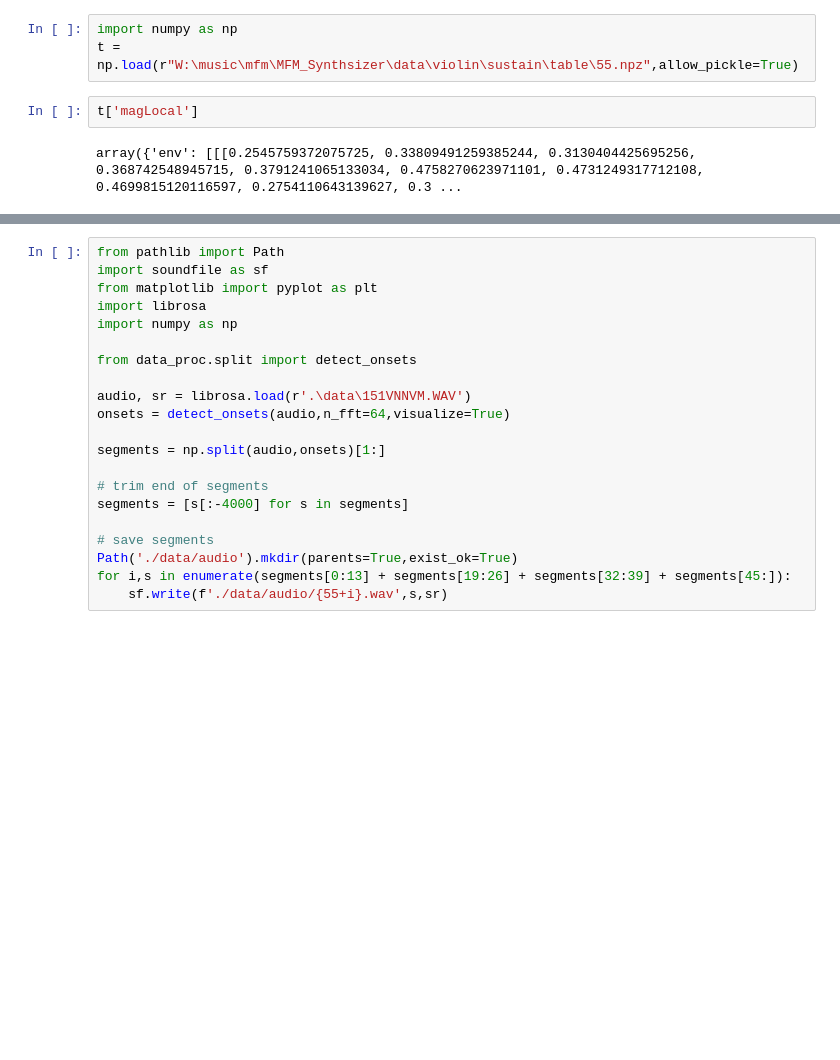
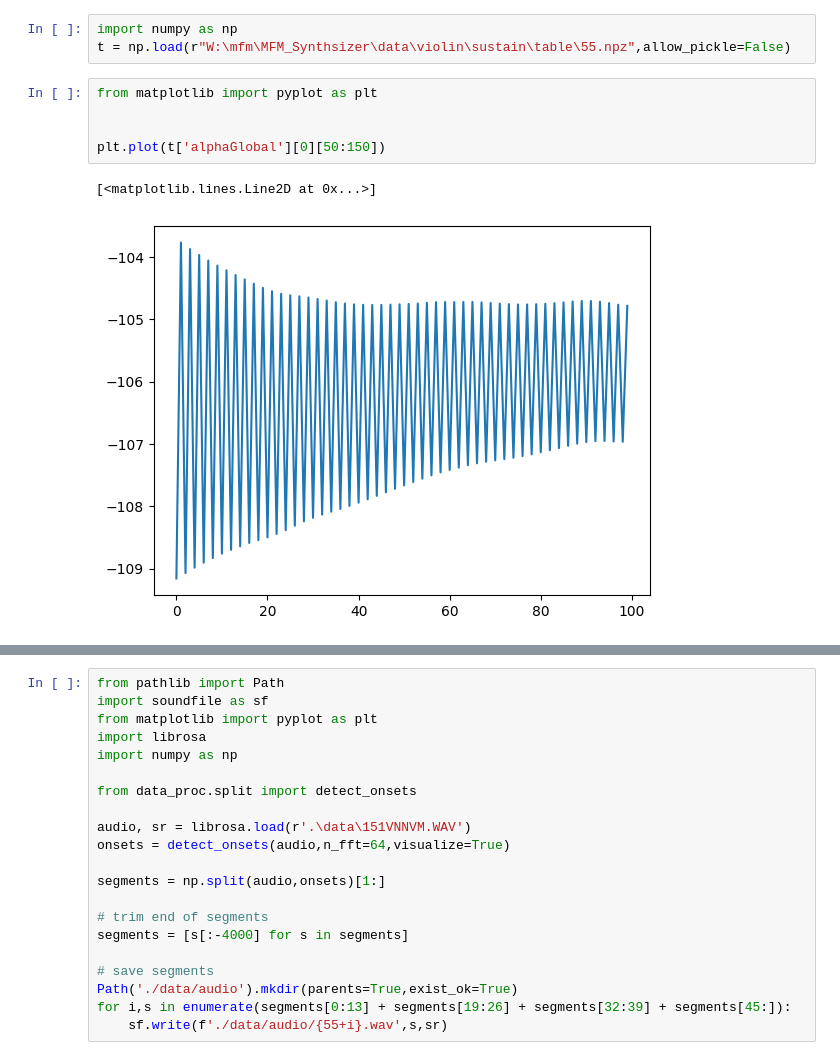
Before and after one commit to eri24816/MFM_Synthesizer, a Jupyter notebook: test.ipynb, the cells around one changed output, grey strips where cells are left out. Drawn from its saved outputs; the diff is of its cells as text; blank space fills up the shorter version.

Commit message:
change table format to fit c++ end

```diff
--- a/test.ipynb
+++ b/test.ipynb
@@ -1,7 +1,11 @@
 # %%
 import numpy as np
-t = np.load(r"W:\music\mfm\MFM_Synthsizer\data\violin\sustain\table\55.npz",allow_pickle=True)
+t = np.load(r"W:\mfm\MFM_Synthsizer\data\violin\sustain\table\55.npz",allow_pickle=False)
-# %%
-t['magLocal']
-# %% [output]
-array({'env': [[[0.2545759372075725, 0.33809491259385244, 0.3130404425695256, 0.368742548945715, 0.3791241065133034, 0.4758270623971101, 0.4731249317712108, 0.4699815120116597, 0.2754110643139627, 0.3 ...
+# %%
+from matplotlib import pyplot as plt
+
+
+plt.plot(t['alphaGlobal'][0][50:150])
+# %% [output]
+[<matplotlib.lines.Line2D at 0x...>]
+[figure, added]
```
Also changed, not shown: parts of 2 cells of this notebook, 5 other files.
